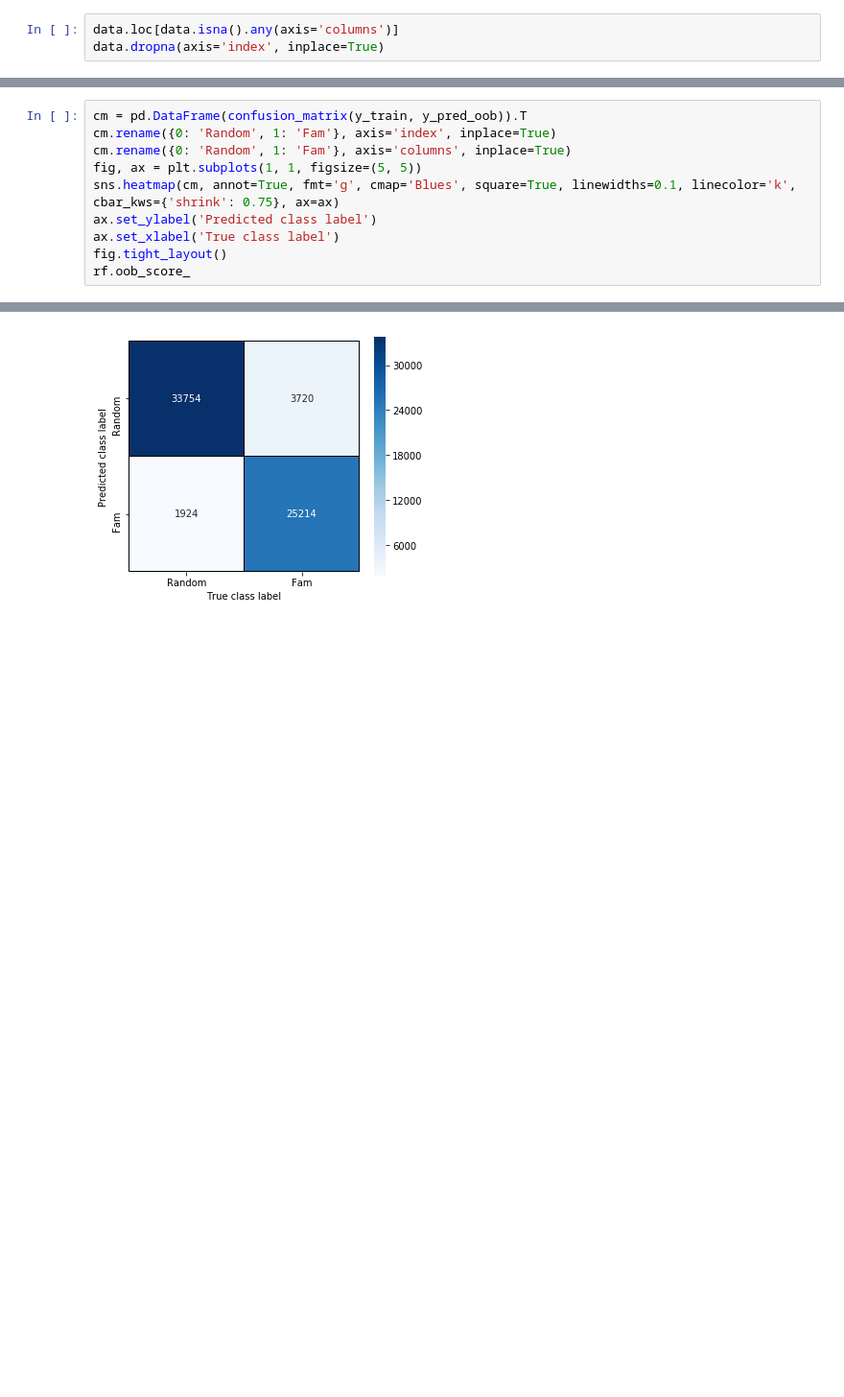
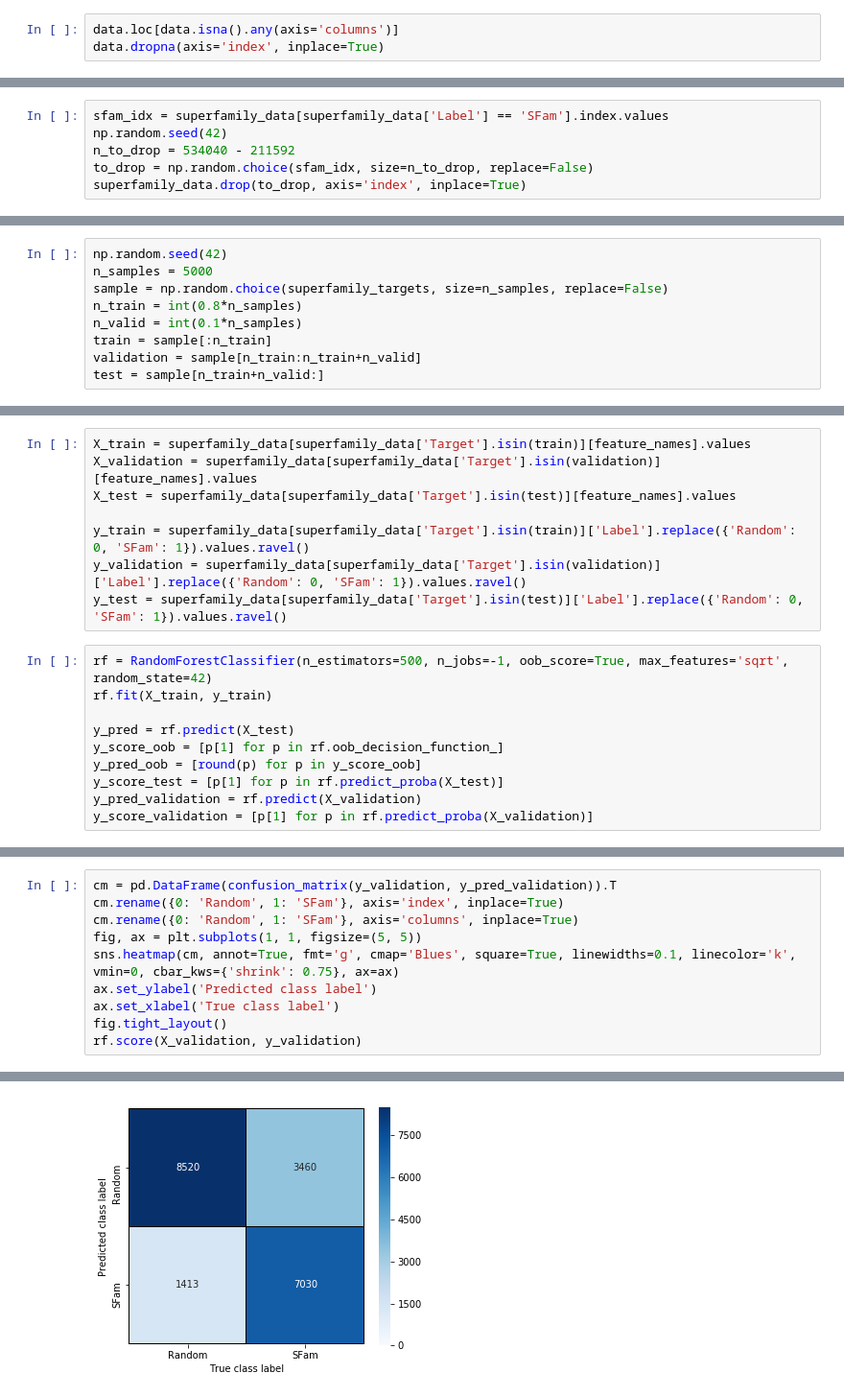
Before and after one commit to FBoyles/3dsig, a Jupyter notebook: notebooks/Sandbox.ipynb, the cells around one changed output, grey strips where cells are left out. Shown: that part at 96% size. Saved outputs shown, nothing was run; the diff lists cells and outputs as text; blank space fills up the shorter version.

Commit message:
RF classifier for family vs. random and superfamily vs. random

```diff
--- a/notebooks/Sandbox.ipynb
+++ b/notebooks/Sandbox.ipynb
@@ -111,0 +140,6 @@ rf.score(X_test, y_test)
+# %%
+sfam_idx = superfamily_data[superfamily_data['Label'] == 'SFam'].index.values
+np.random.seed(42)
+n_to_drop = 534040 - 211592
+to_drop = np.random.choice(sfam_idx, size=n_to_drop, replace=False)
+superfamily_data.drop(to_drop, axis='index', inplace=True)
@@ -111,0 +156,9 @@ rf.score(X_test, y_test)
+# %%
+np.random.seed(42)
+n_samples = 5000
+sample = np.random.choice(superfamily_targets, size=n_samples, replace=False)
+n_train = int(0.8*n_samples)
+n_valid = int(0.1*n_samples)
+train = sample[:n_train]
+validation = sample[n_train:n_train+n_valid]
+test = sample[n_train+n_valid:]
@@ -111,0 +169,18 @@ rf.score(X_test, y_test)
+# %%
+X_train = superfamily_data[superfamily_data['Target'].isin(train)][feature_names].values
+X_validation = superfamily_data[superfamily_data['Target'].isin(validation)][feature_names].values
+X_test = superfamily_data[superfamily_data['Target'].isin(test)][feature_names].values
+
+y_train = superfamily_data[superfamily_data['Target'].isin(train)]['Label'].replace({'Random': 0, 'SFam': 1}).values.ravel()
+y_validation = superfamily_data[superfamily_data['Target'].isin(validation)]['Label'].replace({'Random': 0, 'SFam': 1}).values.ravel()
+y_test = superfamily_data[superfamily_data['Target'].isin(test)]['Label'].replace({'Random': 0, 'SFam': 1}).values.ravel()
+# %%
+rf = RandomForestClassifier(n_estimators=500, n_jobs=-1, oob_score=True, max_features='sqrt', random_state=42)
+rf.fit(X_train, y_train)
+
+y_pred = rf.predict(X_test)
+y_score_oob = [p[1] for p in rf.oob_decision_function_]
+y_pred_oob = [round(p) for p in y_score_oob]
+y_score_test = [p[1] for p in rf.predict_proba(X_test)]
+y_pred_validation = rf.predict(X_validation)
+y_score_validation = [p[1] for p in rf.predict_proba(X_validation)]
@@ -112,11 +225,11 @@ rf.score(X_test, y_test)
 # %%
-cm = pd.DataFrame(confusion_matrix(y_train, y_pred_oob)).T
-cm.rename({0: 'Random', 1: 'Fam'}, axis='index', inplace=True)
-cm.rename({0: 'Random', 1: 'Fam'}, axis='columns', inplace=True)
+cm = pd.DataFrame(confusion_matrix(y_validation, y_pred_validation)).T
+cm.rename({0: 'Random', 1: 'SFam'}, axis='index', inplace=True)
+cm.rename({0: 'Random', 1: 'SFam'}, axis='columns', inplace=True)
 fig, ax = plt.subplots(1, 1, figsize=(5, 5))
-sns.heatmap(cm, annot=True, fmt='g', cmap='Blues', square=True, linewidths=0.1, linecolor='k', cbar_kws={'shrink': 0.75}, ax=ax)
+sns.heatmap(cm, annot=True, fmt='g', cmap='Blues', square=True, linewidths=0.1, linecolor='k', vmin=0, cbar_kws={'shrink': 0.75}, ax=ax)
 ax.set_ylabel('Predicted class label')
 ax.set_xlabel('True class label')
 fig.tight_layout()
-rf.oob_score_
+rf.score(X_validation, y_validation)
 # %% [output]
@@ -124 +237 @@ rf.oob_score_
-[figure, old version]
+[figure, new version]
```
Also changed, not shown: parts of 27 cells of this notebook.
